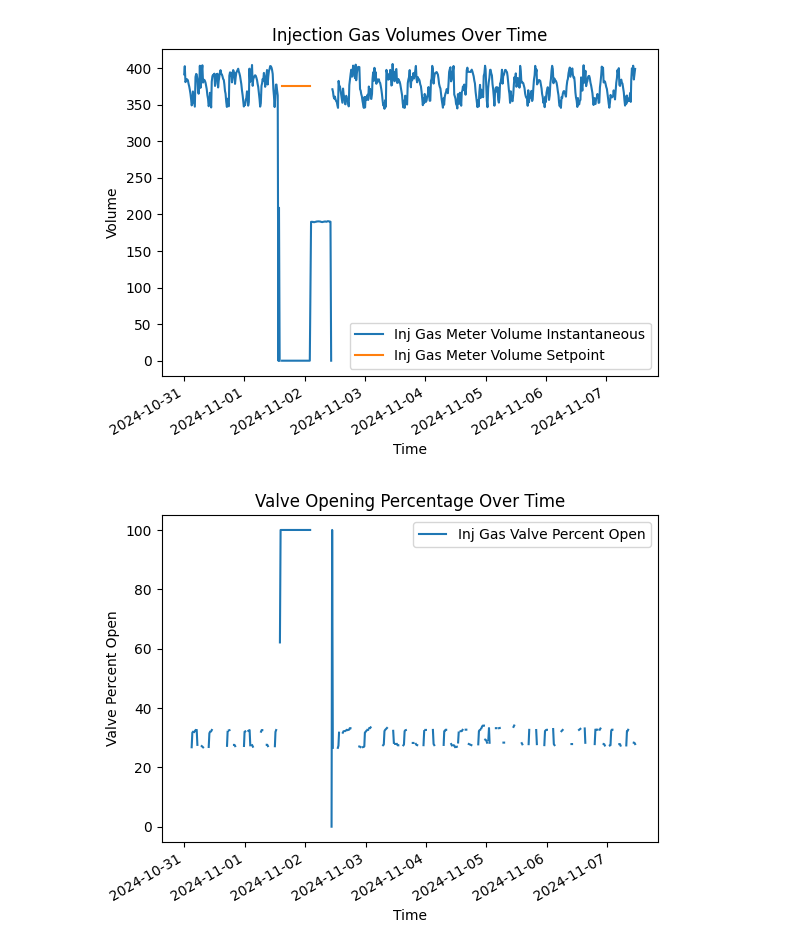
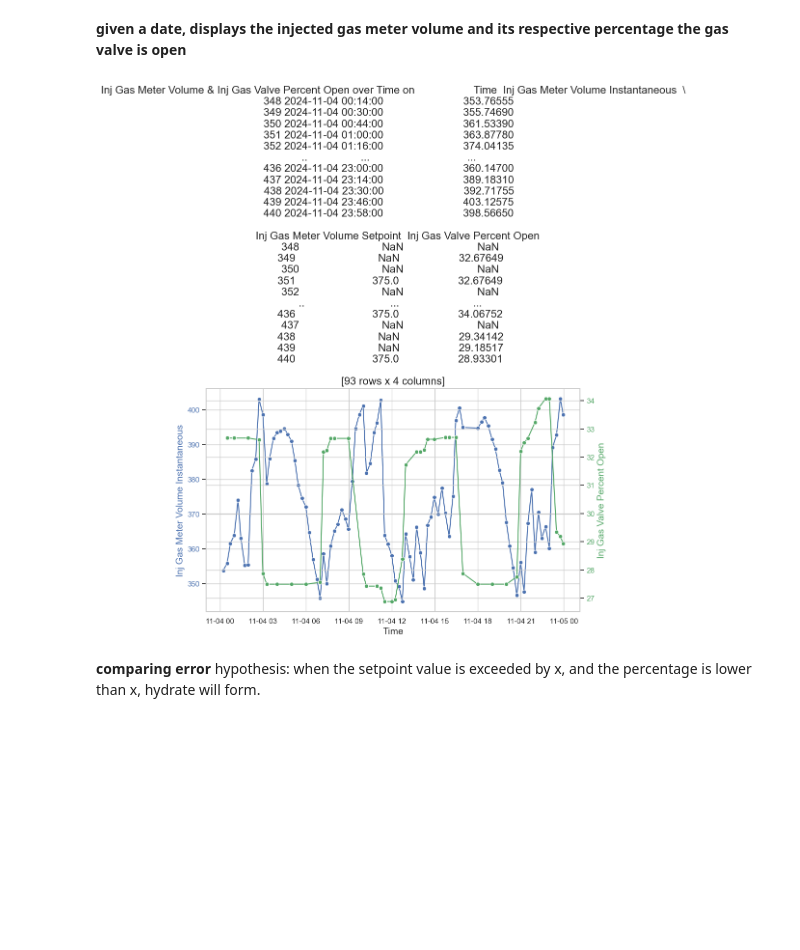
Before and after one commit to saanhub/HackUTD24, a Jupyter notebook: predictions_nb.ipynb, the cells around one changed output. Saved outputs shown, nothing was run; the diff lists cells and outputs as text; code cells hidden in the pictures; blank space fills up the shorter version.

```diff
--- a/predictions_nb.ipynb
+++ b/predictions_nb.ipynb
@@ -12,20 +7,39 @@ data_interpolated = data.interpolate(method='time')
-# %%
-import matplotlib.pyplot as plt
-
-# Plotting Inj Gas Meter Volumes over time
-data.plot(y=['Inj Gas Meter Volume Instantaneous', 'Inj Gas Meter Volume Setpoint'], use_index=True)
-
-plt.title('Injection Gas Volumes Over Time')
-plt.xlabel('Time')
-plt.ylabel('Volume')
-plt.show()
-
-# Plotting Inj Gas Valve Percent Open over time
-data.plot(y='Inj Gas Valve Percent Open', use_index=True)
-plt.title('Valve Opening Percentage Over Time')
-plt.xlabel('Time')
-plt.ylabel('Valve Percent Open')
-plt.show()
-# %% [output]
-[figure, removed]
-[figure, removed]
+# %% [markdown]
+**given a date, displays the injected gas meter volume and its respective percentage the gas valve is open**
+# %%
+import pandas as pd
+import seaborn as sns
+import matplotlib.pyplot as plt
+
+data = pd.read_csv('bold.csv') # reads csv file
+
+# convert the 'Time' column to datetime format
+data['Time'] = pd.to_datetime(data['Time'], format='%m/%d/%Y %I:%M:%S %p')
+
+# filter over a single day: YYYY-MM-DD
+day = data[data['Time'].dt.date == pd.to_datetime(input("YYYY-MM-DD?")).date()]
+
+sns.set_theme(style="whitegrid")
+fig, ax1 = plt.subplots(figsize=(10, 6)) # two axises -- meter volume, percentage
+
+# plots Inj Gas Meter Volume Instantaneous on primary y-axis
+sns.lineplot(x='Time', y='Inj Gas Meter Volume Instantaneous', data=day, marker='o', color='b', ax=ax1)
+ax1.set_xlabel('Time', fontsize=14)
+ax1.set_ylabel('Inj Gas Meter Volume Instantaneous', fontsize=14, color='b')
+ax1.tick_params(axis='y', labelcolor='b')
+
+# secondary y-axis for Inj Gas Valve Percent Open
+ax2 = ax1.twinx()
+sns.lineplot(x='Time', y='Inj Gas Valve Percent Open', data=day, marker='o', color='g', ax=ax2) # ax= ax2
+ax2.set_ylabel('Inj Gas Valve Percent Open', fontsize=14, color='g')
+ax2.tick_params(axis='y', labelcolor='g')
+
+
+plt.title(f"Inj Gas Meter Volume & Inj Gas Valve Percent Open over Time on {day}", fontsize=16)
+#plt.xticks(rotation=45)
+plt.show()
+# %% [output]
+[figure, added]
+# %% [markdown]
+**comparing error**
+hypothesis: when the setpoint value is exceeded by x, and the percentage is lower than x, hydrate will form.
```
Also changed, not shown: parts of 2 cells of this notebook.
